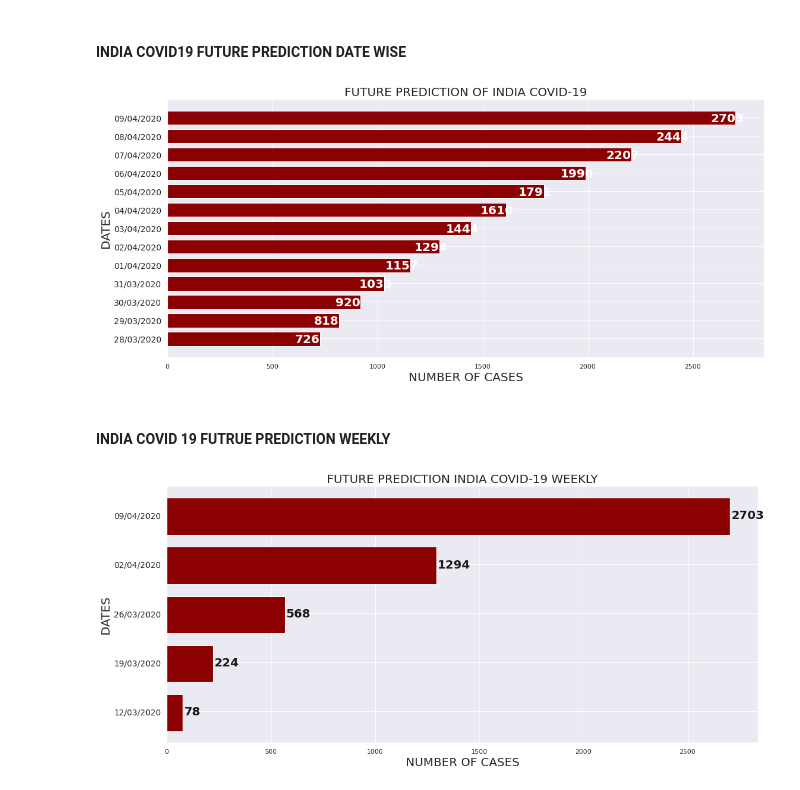
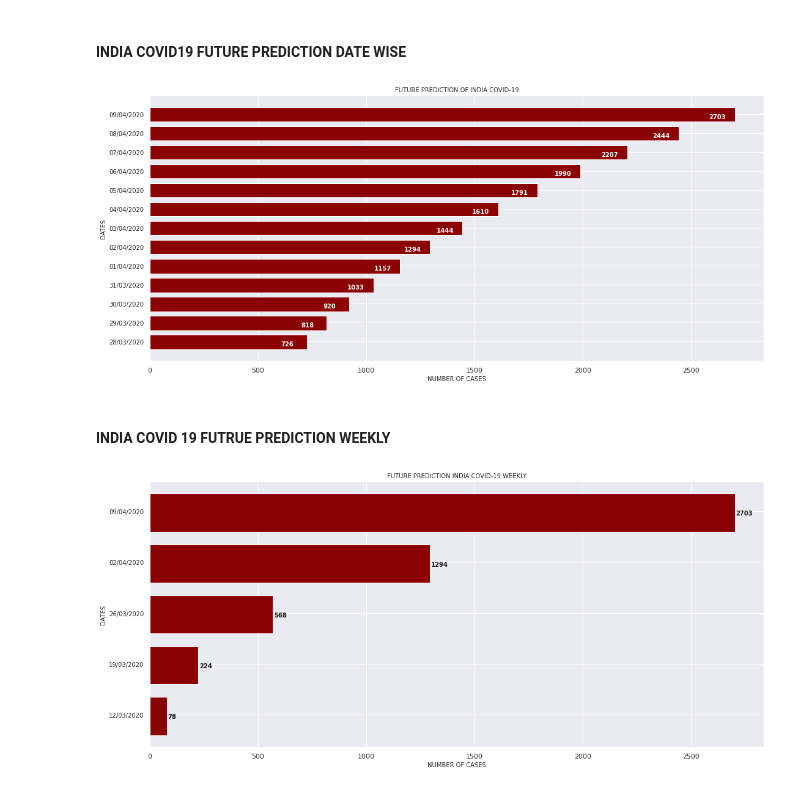
Before and after one commit to Apoorv0001/Covid19-Analyzer, a Jupyter notebook: MODEL_BUILDING_ON_CORONA19_Using_SVR.ipynb, the cells around one changed output. Cells and saved outputs as stored; diff of their text form; code cells hidden in the pictures.

```diff
--- a/MODEL_BUILDING_ON_CORONA19_Using_SVR.ipynb
+++ b/MODEL_BUILDING_ON_CORONA19_Using_SVR.ipynb
@@ -449,15 +449,15 @@ width = 0.75 # the width of the bars
 ind = np.arange(len(y)) # the x locations for the groups
 ax.barh(ind, y, width, color="#8B0000")
 ax.set_yticks(ind+width/30)
-ax.set_yticklabels(x, minor=False, fontsize=14)
-plt.title('FUTURE PREDICTION OF INDIA COVID-19', fontsize=20)
-plt.xlabel('NUMBER OF CASES', fontsize=20)
-plt.ylabel('DATES', fontsize=20)
+ax.set_yticklabels(x, minor=False, fontsize=10)
+plt.title('FUTURE PREDICTION OF INDIA COVID-19', fontsize=10)
+plt.xlabel('NUMBER OF CASES', fontsize=10)
+plt.ylabel('DATES', fontsize=10)
 for i, v in enumerate(y):
-    ax.text(v + -120, i + -0.2, str(v), color='w', fontweight='bold', fontsize=20)
+    ax.text(v + -120, i + -0.2, str(v), color='w', fontweight='bold', fontsize=10)
 plt.show()
 # %% [output]
-[figure, old version]
+[figure, new version]
 # %% [markdown]
 #### INDIA COVID 19 FUTRUE PREDICTION WEEKLY
 # %%
@@ -469,17 +469,17 @@ weeks_report = future_prediction[0::7][-5:]
 # %%
 x = weeks
 y = weeks_report
 fig, ax = plt.subplots()
 width = 0.75 # the width of the bars
 ind = np.arange(len(y)) # the x locations for the groups
 ax.barh(ind, y, width, color="#8B0000")
 ax.set_yticks(ind+width/30)
-ax.set_yticklabels(x, minor=False, fontsize=14)
-plt.title('FUTURE PREDICTION INDIA COVID-19 WEEKLY', fontsize=20)
-plt.xlabel('NUMBER OF CASES', fontsize=20)
-plt.ylabel('DATES', fontsize=20)
+ax.set_yticklabels(x, minor=False, fontsize=10)
+plt.title('FUTURE PREDICTION INDIA COVID-19 WEEKLY', fontsize=10)
+plt.xlabel('NUMBER OF CASES', fontsize=10)
+plt.ylabel('DATES', fontsize=10)
 for i, v in enumerate(y):
-    ax.text(v + 5, i + -0.05, str(v), color='k', fontweight='bold', fontsize=20)
+    ax.text(v + 5, i + -0.05, str(v), color='k', fontweight='bold', fontsize=10)
 plt.show()
 # %% [output]
-[figure, old version]
+[figure, new version]
```
Also changed, not shown: parts of 2 cells of this notebook.
